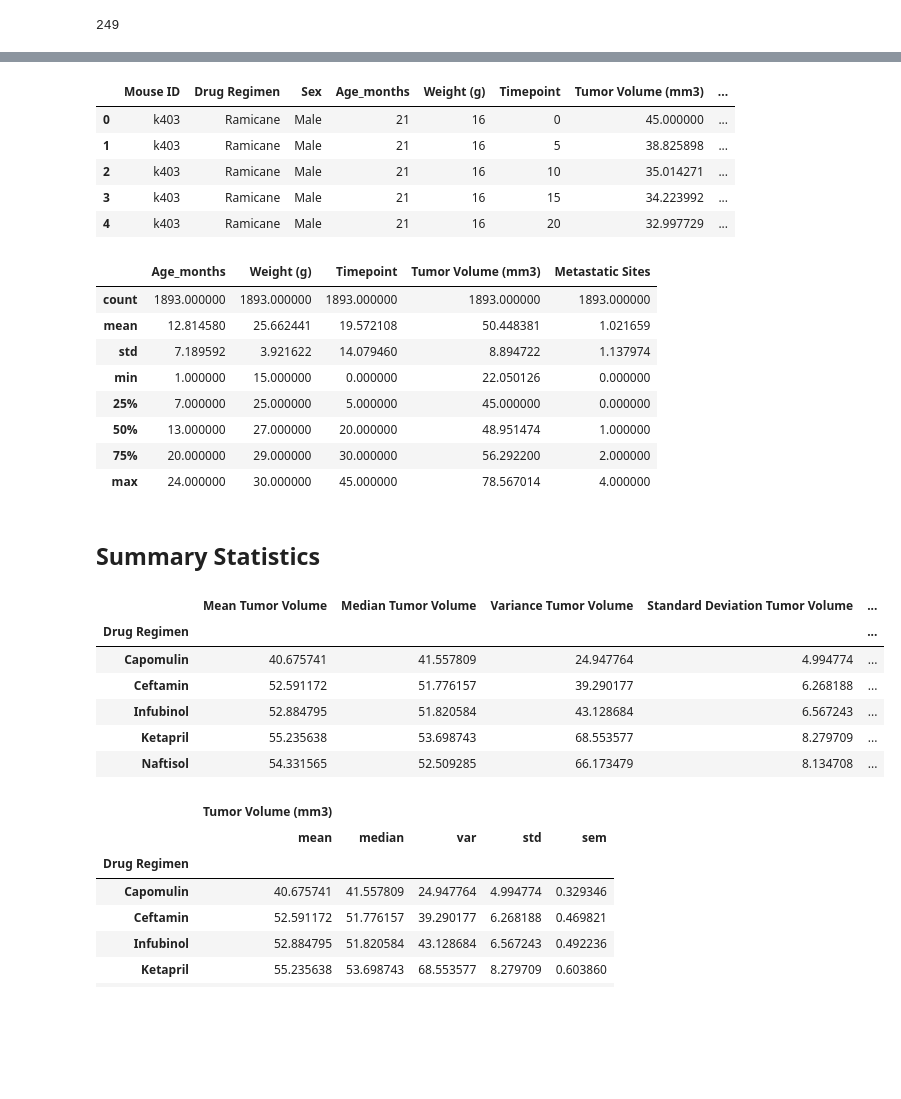
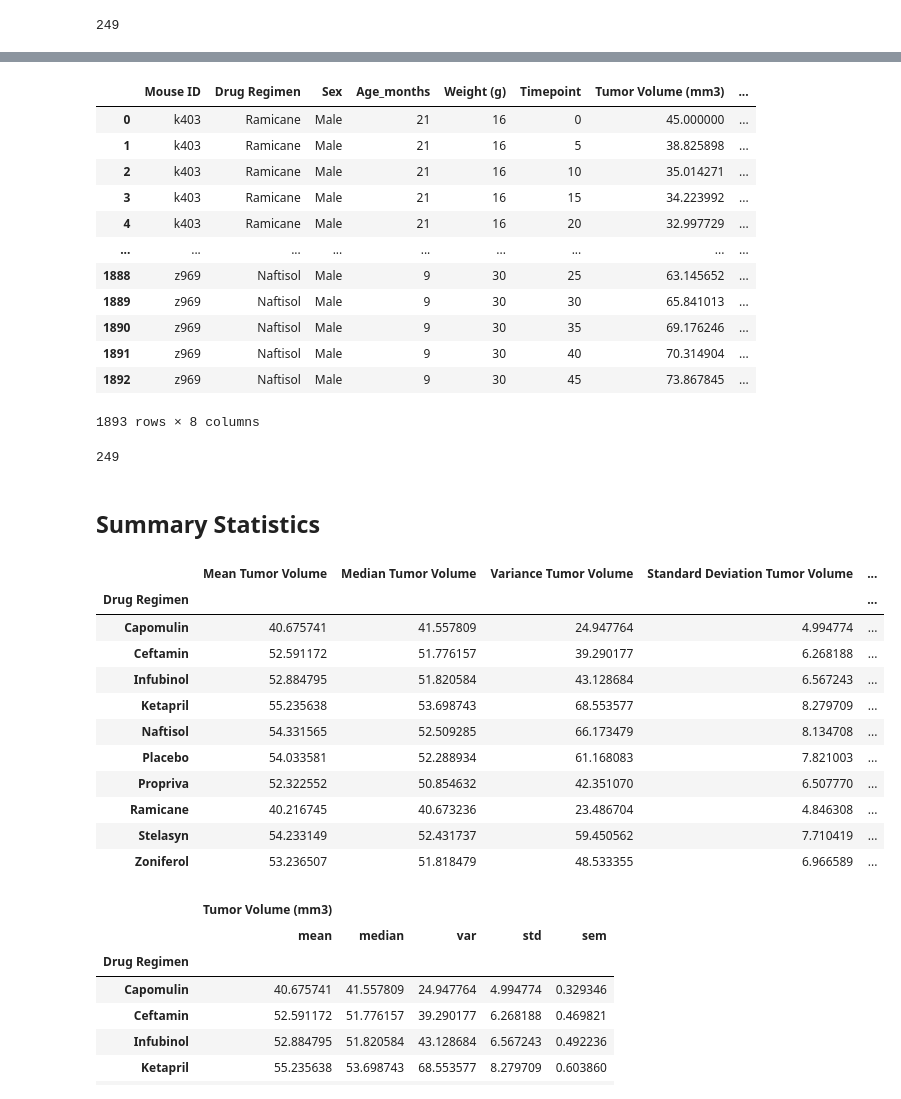
Before and after one commit to mallen517/Pymaceuticals, a Jupyter notebook: Pymaceuticals/pymaceuticals_starter.ipynb, the cells around one changed output, grey strips where cells are left out. Cells and saved outputs as stored; diff of their text form; code cells hidden in the pictures; blank space fills up the shorter version.

```diff
--- a/Pymaceuticals/pymaceuticals_starter.ipynb
+++ b/Pymaceuticals/pymaceuticals_starter.ipynb
@@ -48,6 +50,6 @@ mice_count
 # %%
 # Our data should be uniquely identified by Mouse ID and Timepoint
 # Get the duplicate mice by ID number that shows up for Mouse ID and Timepoint.
-duplicate_mice = merge_df[["Mouse ID", "Timepoint"]].head()
+duplicate_mice = merge_df[merge_df.duplicated(['Mouse ID', 'Timepoint'], keep=False)]
 duplicate_mice
 # %% [output]
@@ -62,7 +69,7 @@ duplicate_mice
 # %%
 # Create a clean DataFrame by dropping the duplicate mouse by its ID.
 clean_df = merge_df[merge_df['Mouse ID'].isin(duplicate_mice)==False]
-clean_df.head()
+clean_df
 # %% [output]
 |  | Mouse ID | Drug Regimen | Sex | Age_months | Weight (g) | Timepoint | Tumor Volume (mm3) | ... |
 | 0 | k403 | Ramicane | Male | 21 | 16 | 0 | 45.000000 | ... |
@@ -70,48 +77,50 @@ clean_df.head()
 | 2 | k403 | Ramicane | Male | 21 | 16 | 10 | 35.014271 | ... |
 | 3 | k403 | Ramicane | Male | 21 | 16 | 15 | 34.223992 | ... |
 | 4 | k403 | Ramicane | Male | 21 | 16 | 20 | 32.997729 | ... |
+| ... | ... | ... | ... | ... | ... | ... | ... | ... |
+| 1888 | z969 | Naftisol | Male | 9 | 30 | 25 | 63.145652 | ... |
+| 1889 | z969 | Naftisol | Male | 9 | 30 | 30 | 65.841013 | ... |
+| 1890 | z969 | Naftisol | Male | 9 | 30 | 35 | 69.176246 | ... |
+| 1891 | z969 | Naftisol | Male | 9 | 30 | 40 | 70.314904 | ... |
+| 1892 | z969 | Naftisol | Male | 9 | 30 | 45 | 73.867845 | ... |
+1893 rows × 8 columns
-# %%
-clean_df.describe()
-# %% [output]
-|  | Age_months | Weight (g) | Timepoint | Tumor Volume (mm3) | Metastatic Sites |
-| count | 1893.000000 | 1893.000000 | 1893.000000 | 1893.000000 | 1893.000000 |
-| mean | 12.814580 | 25.662441 | 19.572108 | 50.448381 | 1.021659 |
-| std | 7.189592 | 3.921622 | 14.079460 | 8.894722 | 1.137974 |
-| min | 1.000000 | 15.000000 | 0.000000 | 22.050126 | 0.000000 |
-| 25% | 7.000000 | 25.000000 | 5.000000 | 45.000000 | 0.000000 |
-| 50% | 13.000000 | 27.000000 | 20.000000 | 48.951474 | 1.000000 |
-| 75% | 20.000000 | 29.000000 | 30.000000 | 56.292200 | 2.000000 |
-| max | 24.000000 | 30.000000 | 45.000000 | 78.567014 | 4.000000 |
 # %%
 # Checking the number of mice in the clean DataFrame.
+mice=clean_df["Mouse ID"].value_counts()
+clean_mice_count=len(mice)
+clean_mice_count
+# %% [output]
+249
 # %% [markdown]
 ## Summary Statistics
 # %%
 # Generate a summary statistics table of mean, median, variance, standard deviation, and SEM of the tumor volume for each regimen
 
 # Use groupby and summary statistical methods to calculate the following properties of each drug regimen:
 # mean, median, variance, standard deviation, and SEM of the tumor volume.
 # Assemble the resulting series into a single summary DataFrame.
-
-
-
 mean_of_tumor_volume = clean_df.groupby('Drug Regimen')["Tumor Volume (mm3)"].mean()
 median_of_tumor_volume = clean_df.groupby('Drug Regimen')["Tumor Volume (mm3)"].median()
 variance_of_tumor_volume = clean_df.groupby('Drug Regimen')["Tumor Volume (mm3)"].var()
 standard_deviation_of_tumor_volume = clean_df.groupby('Drug Regimen')["Tumor Volume (mm3)"].std()
 sem_of_tumor_volume = clean_df.groupby('Drug Regimen')["Tumor Volume (mm3)"].sem()
 
 summary_statistics_table = pd.DataFrame({"Mean Tumor Volume":mean_of_tumor_volume,"Median Tumor Volume":median_of_tumor_volume,"Variance Tumor Volume":variance_of_tumor_volume,"Standard Deviation Tumor Volume":standard_deviation_of_tumor_volume,"SEM Tumor Volume":sem_of_tumor_volume})
 
-summary_statistics_table.head()
+summary_statistics_table
 # %% [output]
 |  | Mean Tumor Volume | Median Tumor Volume | Variance Tumor Volume | Standard Deviation Tumor Volume | ... |
 | Drug Regimen |  |  |  |  | ... |
 | Capomulin | 40.675741 | 41.557809 | 24.947764 | 4.994774 | ... |
 | Ceftamin | 52.591172 | 51.776157 | 39.290177 | 6.268188 | ... |
 | Infubinol | 52.884795 | 51.820584 | 43.128684 | 6.567243 | ... |
 | Ketapril | 55.235638 | 53.698743 | 68.553577 | 8.279709 | ... |
 | Naftisol | 54.331565 | 52.509285 | 66.173479 | 8.134708 | ... |
+| Placebo | 54.033581 | 52.288934 | 61.168083 | 7.821003 | ... |
+| Propriva | 52.322552 | 50.854632 | 42.351070 | 6.507770 | ... |
+| Ramicane | 40.216745 | 40.673236 | 23.486704 | 4.846308 | ... |
+| Stelasyn | 54.233149 | 52.431737 | 59.450562 | 7.710419 | ... |
+| Zoniferol | 53.236507 | 51.818479 | 48.533355 | 6.966589 | ... |
 # %%
 # A more advanced method to generate a summary statistics table of mean, median, variance, standard deviation,
 # and SEM of the tumor volume for each regimen (only one method is required in the solution)
```
Also changed, not shown: parts of 14 cells of this notebook.
